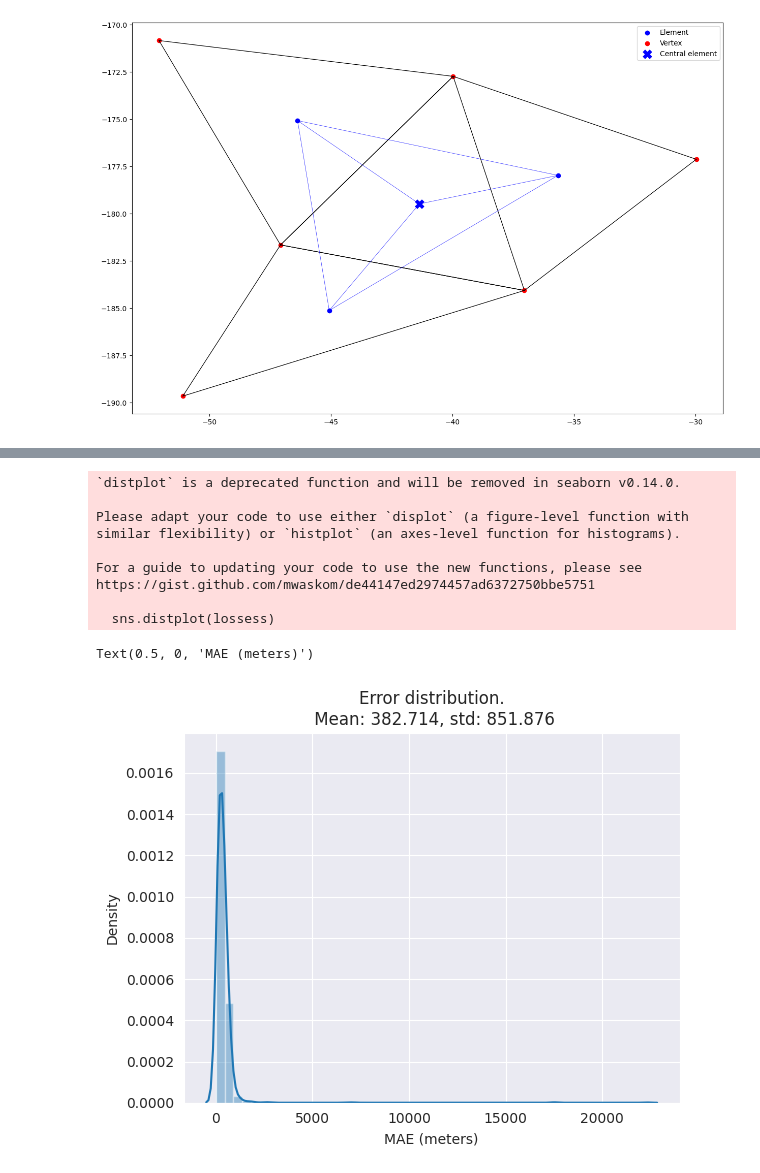
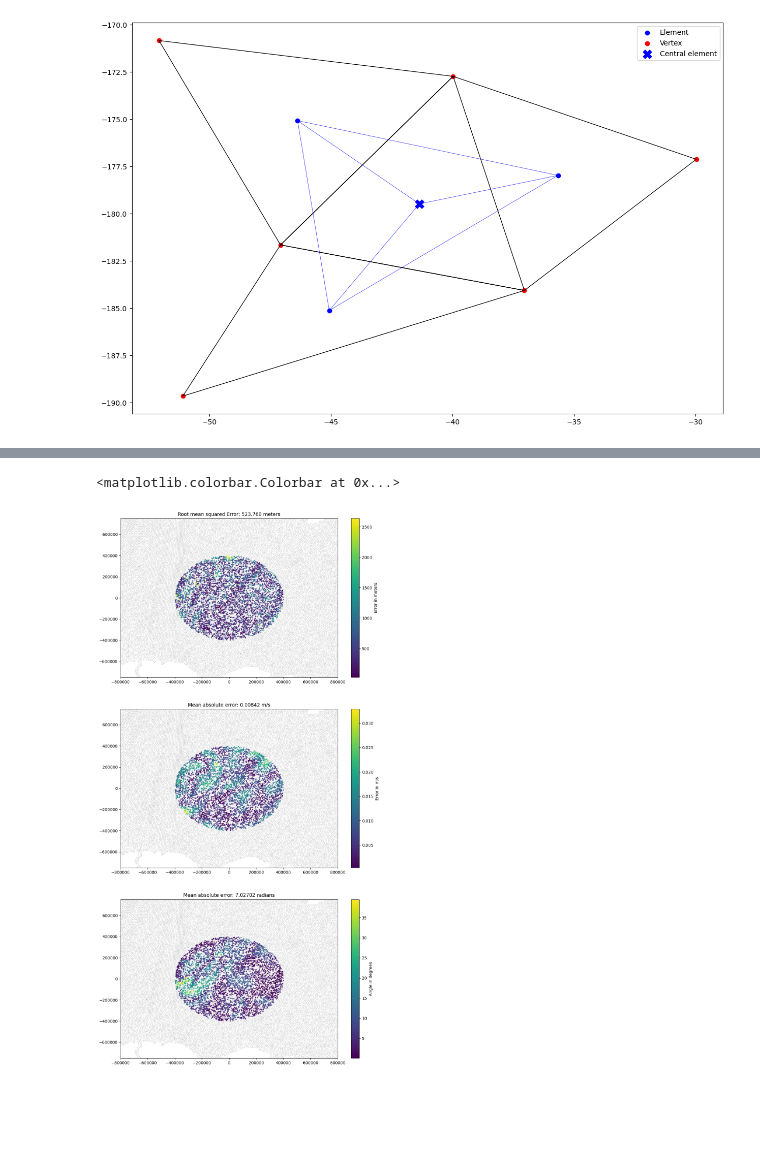
Before and after one commit to nansencenter/nextsim_dynamics_ml, a Jupyter notebook: notebooks/Demo_refactor.ipynb, the cells around one changed output, grey strips where cells are left out. Drawn from its saved outputs; the diff is of its cells as text; code cells hidden in the pictures; blank space fills up the shorter version.

```diff
--- a/notebooks/Demo_refactor.ipynb
+++ b/notebooks/Demo_refactor.ipynb
@@ -252,19 +227,0 @@ plt.colorbar( label="Error in meters")
-# %%
-import seaborn as sns
-
-sns.set_style('darkgrid')
-sns.distplot(lossess)
-plt.title(f"Error distribution.\n Mean: {str(avg_loss-1)[:7]}, std: {str(np.array(lossess).std())[:7]}")
-plt.xlabel("MAE (meters)")
-# %% [output]
-`distplot` is a deprecated function and will be removed in seaborn v0.14.0.
-
-Please adapt your code to use either `displot` (a figure-level function with
-similar flexibility) or `histplot` (an axes-level function for histograms).
-
-For a guide to updating your code to use the new functions, please see
-https://gist.github.com/mwaskom/de44147ed2974457ad6372750bbe5751
-
-  sns.distplot(lossess)
-Text(0.5, 0, 'MAE (meters)')
-[figure, removed]
@@ -270,0 +262,43 @@ Text(0.5, 0, 'MAE (meters)')
+# %%
+
+position_spatial_mean = torch.mean(rmse_position,dim=1)
+velocity_spatial_mean = torch.mean(mae_vel_norm,dim=0)
+angle_spatial_mean = torch.mean(angles, dim=0)
+
+position_absolute_mean = float(torch.mean(rmse_position))
+velocity_absolute_mean = float(torch.mean(mae_vel_norm))
+angle_absolute_mean = float(torch.mean(angles))
+
+position_std = float(torch.std(rmse_position))
+velocity_std = float(torch.std(mae_vel_norm))
+angle_std = float(torch.std(angles))
+
+
+fig, axs = plt.subplots(3,1,figsize=(12,24))
+
+#position
+axs[0].scatter(selected_graph['x'],selected_graph['y'],c='grey', s= 1 ,marker='.',linewidths=.7,alpha=.5)
+im = axs[0].scatter(all_coords[:,0],all_coords[:,1],c=np.clip(position_spatial_mean,0,position_absolute_mean+5*position_std),s=3, cmap='viridis')
+axs[0].set_xlim([-0.8e6, 0.8e6])
+axs[0].set_ylim([-0.75e6, 0.75e6])
+axs[0].set_title("Root mean squared Error: "+str(position_absolute_mean)[:7]+" meters")
+plt.colorbar( im, label="Error in meters")
+
+#velocity
+im = axs[1].scatter(selected_graph['x'],selected_graph['y'],c='grey', s= 1 ,marker='.',linewidths=.7,alpha=.5)
+im = axs[1].scatter(all_coords[:,0],all_coords[:,1],c=np.clip(velocity_spatial_mean,0,velocity_absolute_mean+5*velocity_std),s=3, cmap='viridis')
+axs[1].set_xlim([-0.8e6, 0.8e6])
+axs[1].set_ylim([-0.75e6, 0.75e6])
+axs[1].set_title("Mean absolute error: "+str(velocity_absolute_mean)[:7]+" m/s")
+plt.colorbar( im, label="Error in m/s")
+
+#angle
+im = axs[2].scatter(selected_graph['x'],selected_graph['y'],c='grey', s= 1 ,marker='.',linewidths=.7,alpha=.5)
+im = axs[2].scatter(all_coords[:,0],all_coords[:,1],c=np.clip(angle_spatial_mean,0,angle_absolute_mean+5*angle_std),s=3, cmap='viridis')
+axs[2].set_xlim([-0.8e6, 0.8e6])
+axs[2].set_ylim([-0.75e6, 0.75e6])
+axs[2].set_title("Mean absolute error: "+str(angle_absolute_mean)[:7]+" degrees")
+plt.colorbar( im, label="Angle in degrees")
+# %% [output]
+<matplotlib.colorbar.Colorbar at 0x...>
+[figure, added]
```
Also changed, not shown: parts of 14 cells of this notebook.
